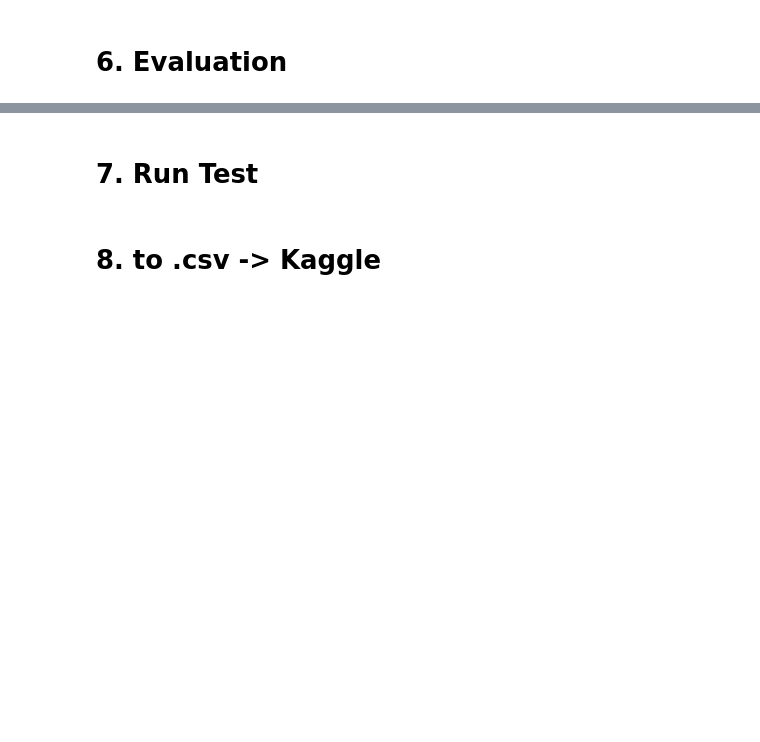
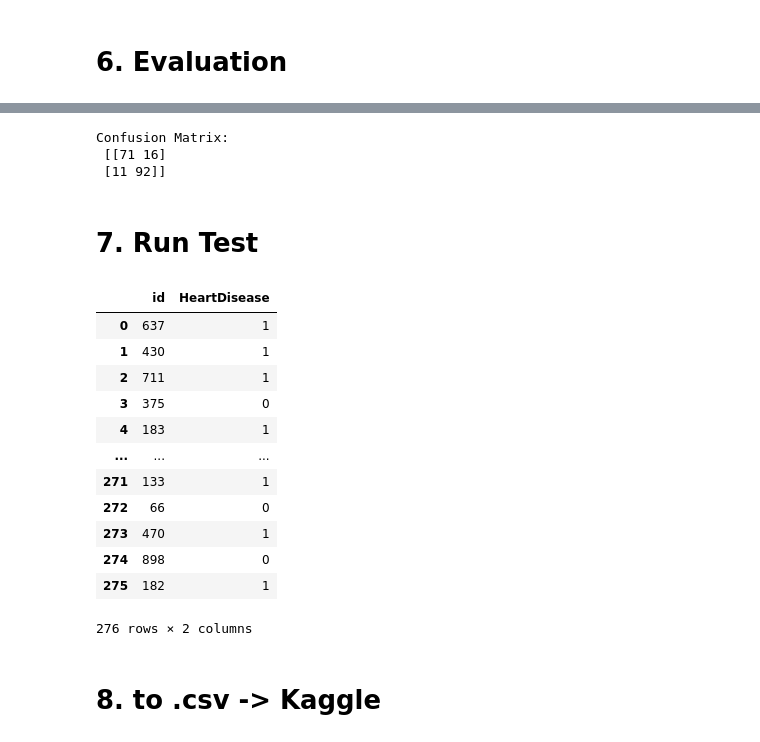
Before and after one commit to MarnickGoossens/AI---ML-Kaggle-challenge, a Jupyter notebook: test.ipynb, the cells around one changed output, grey strips where cells are left out. Drawn from its saved outputs; the diff is of its cells as text; code cells hidden in the pictures; blank space fills up the shorter version.

```diff
--- a/test.ipynb
+++ b/test.ipynb
@@ -57,7 +77,9 @@ X_cat = ce_ord.fit_transform(X)
 # %% [markdown]
 # 4. Split
 # %%
-X = X_cat # Features
+del df_train_clean['HeartDisease']
+
+X = df_train_clean # Features
 y = df_train[target_name]  # Labels
 
 # Split dataset into training set and test set
@@ -126,5 +116,61 @@ weighted avg       0.77      0.77      0.77       190
+# %%
+conf_matrix_rf = confusion_matrix(y_test, rf_pred)
+print("\nConfusion Matrix:\n", conf_matrix_rf)
+# %% [output]
+Confusion Matrix:
+ [[71 16]
+ [11 92]]
 # %% [markdown]
 # 7. Run Test
+# %%
+df_test_copy = df_test.copy()
+
+# Voeg de gemiddelde waarde van cholesterol in de 0 waarde
+cholesterol = df_test_copy['Cholesterol']
+
+# Berekent gemiddelde van cholestrerol zonder 0 waarde
+cholesterol_mean = int(round(sum((f:=[c for c in cholesterol if c != 0])) / len(f), 0))
+cholesterol.replace(0, cholesterol_mean, inplace=True)
+
+del df_test_copy['id']
+
+df_test_copy
+
+# Haal al de kolommen uit de dataset
+feature_cols = ['Sex', 'ChestPainType', 'RestingECG', 'ExerciseAngina', 'ST_Slope']
+X = df_test_copy[feature_cols]
+
+# Verander de strings naar integers
+ce_ord = ce.OrdinalEncoder(cols = feature_cols)
+X_cat = ce_ord.fit_transform(X)
+
+for i in feature_cols:
+    del df_test_copy[i]
+
+df_test_copy_clean = pd.merge(df_test_copy, X_cat, right_index = True, left_index = True)
+df_test_copy_clean
+
+rf_pred_test = random_forest.predict(df_test_copy_clean)
+rf_pred_serie = pd.Series(rf_pred_test, name="HeartDisease")
+df_test_copy_clean = pd.merge(df_test_copy_clean, rf_pred_serie, right_index = True,left_index = True)
+
+result = pd.merge(df_test['id'], df_test_copy_clean['HeartDisease'], right_index = True,left_index = True)
+
+result
+# %% [output]
+|  | id | HeartDisease |
+| 0 | 637 | 1 |
+| 1 | 430 | 1 |
+| 2 | 711 | 1 |
+| 3 | 375 | 0 |
+| 4 | 183 | 1 |
+| ... | ... | ... |
+| 271 | 133 | 1 |
+| 272 | 66 | 0 |
+| 273 | 470 | 1 |
+| 274 | 898 | 0 |
+| 275 | 182 | 1 |
+276 rows × 2 columns
 # %% [markdown]
 # 8. to .csv -> Kaggle
 # %%
```
Also changed, not shown: parts of 8 cells of this notebook, 1 other file.
